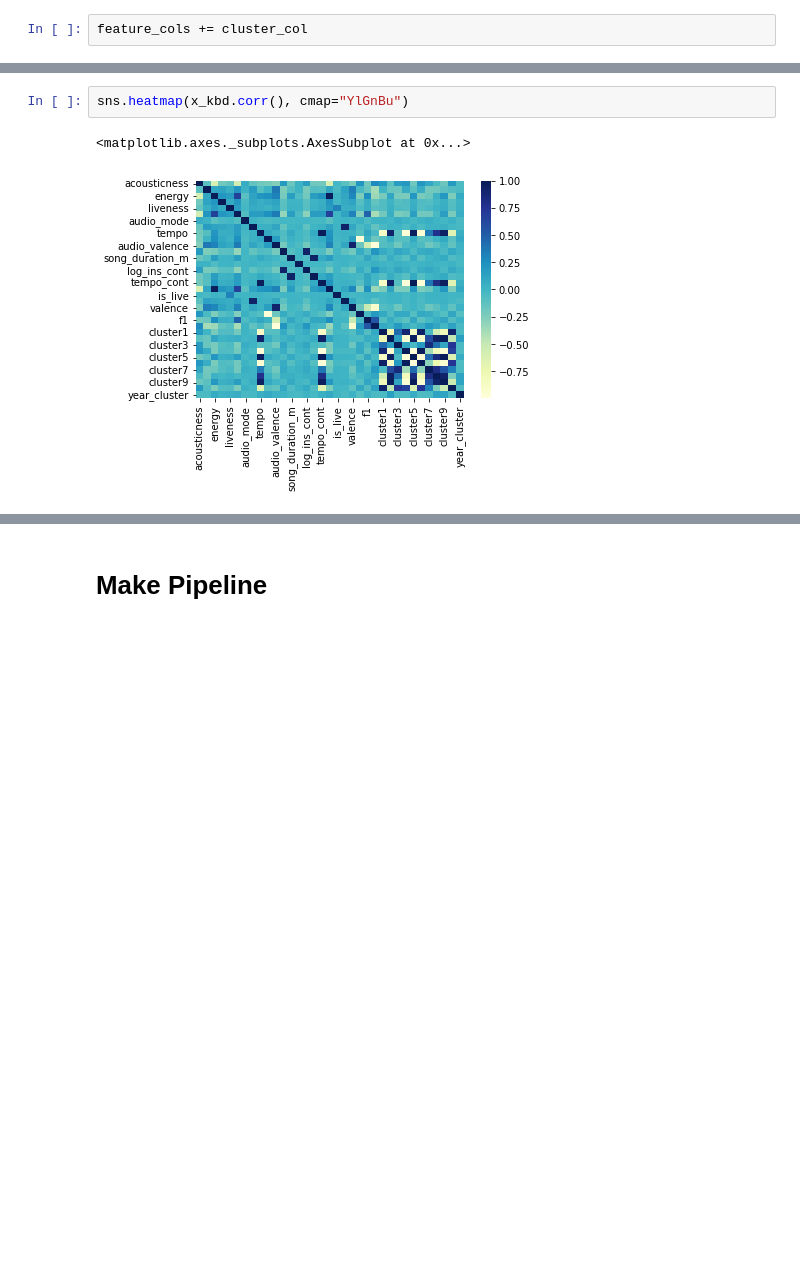
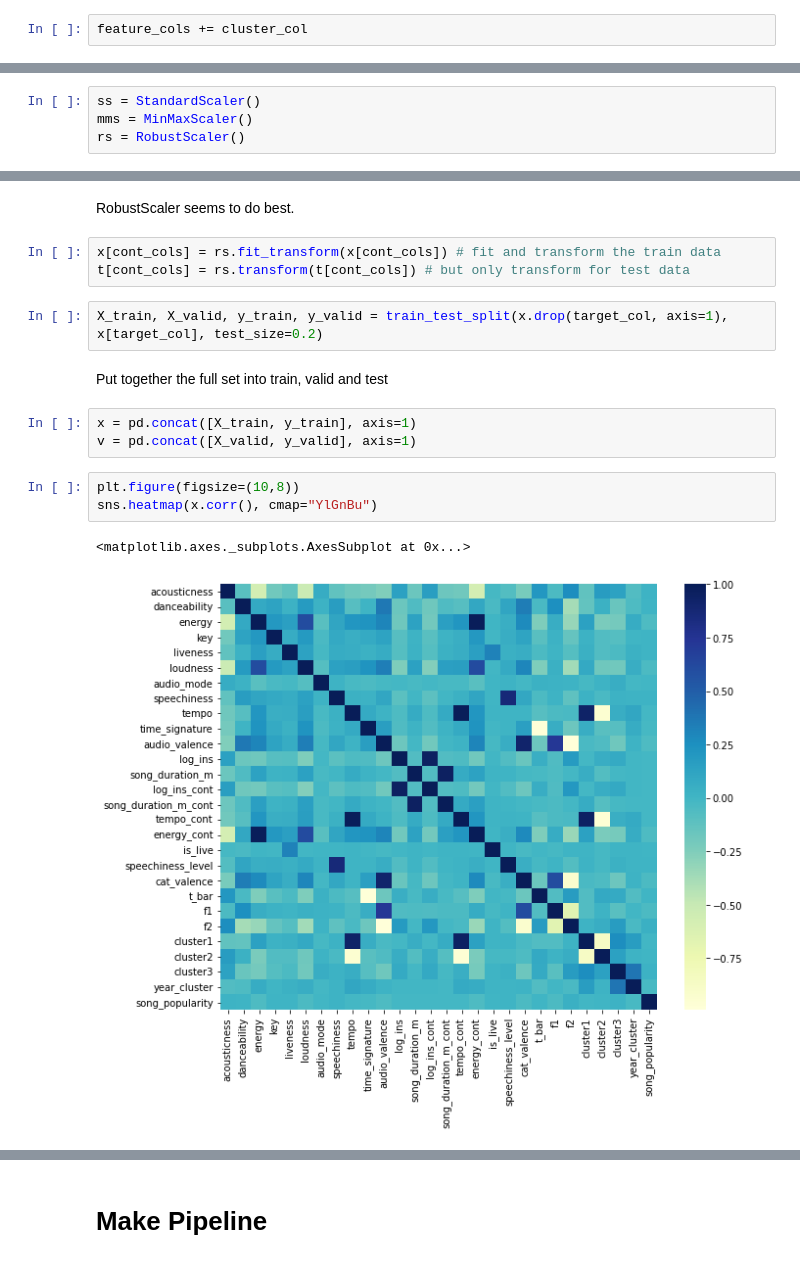
Before and after one commit to thatgeeman/nbs, a Jupyter notebook: Song_Popularity.ipynb, the cells around one changed output, grey strips where cells are left out. Saved outputs shown, nothing was run; the diff lists cells and outputs as text; blank space fills up the shorter version.

```diff
--- a/Song_Popularity.ipynb
+++ b/Song_Popularity.ipynb
@@ -684,0 +769,4 @@ sns.histplot(data=x_kbd, x="year_cluster", hue="song_popularity")
+# %%
+ss = StandardScaler()
+mms = MinMaxScaler()
+rs = RobustScaler()
@@ -685,8 +798,21 @@ sns.histplot(data=x_kbd, x="year_cluster", hue="song_popularity")
+# %% [markdown]
+RobustScaler seems to do best.
+# %%
+x[cont_cols] = rs.fit_transform(x[cont_cols]) # fit and transform the train data
+t[cont_cols] = rs.transform(t[cont_cols]) # but only transform for test data
+# %%
+X_train, X_valid, y_train, y_valid = train_test_split(x.drop(target_col, axis=1), x[target_col], test_size=0.2)
+# %% [markdown]
+Put together the full set into train, valid and test
+# %%
+x = pd.concat([X_train, y_train], axis=1)
+v = pd.concat([X_valid, y_valid], axis=1)
 # %%
-sns.heatmap(x_kbd.corr(), cmap="YlGnBu")
+plt.figure(figsize=(10,8))
+sns.heatmap(x.corr(), cmap="YlGnBu")
 # %% [output]
 <matplotlib.axes._subplots.AxesSubplot at 0x...>
-[figure, old version]
+[figure, new version]
 # %%
 cat_cols
 # %% [output]
```
Also changed, not shown: parts of 164 cells of this notebook.
